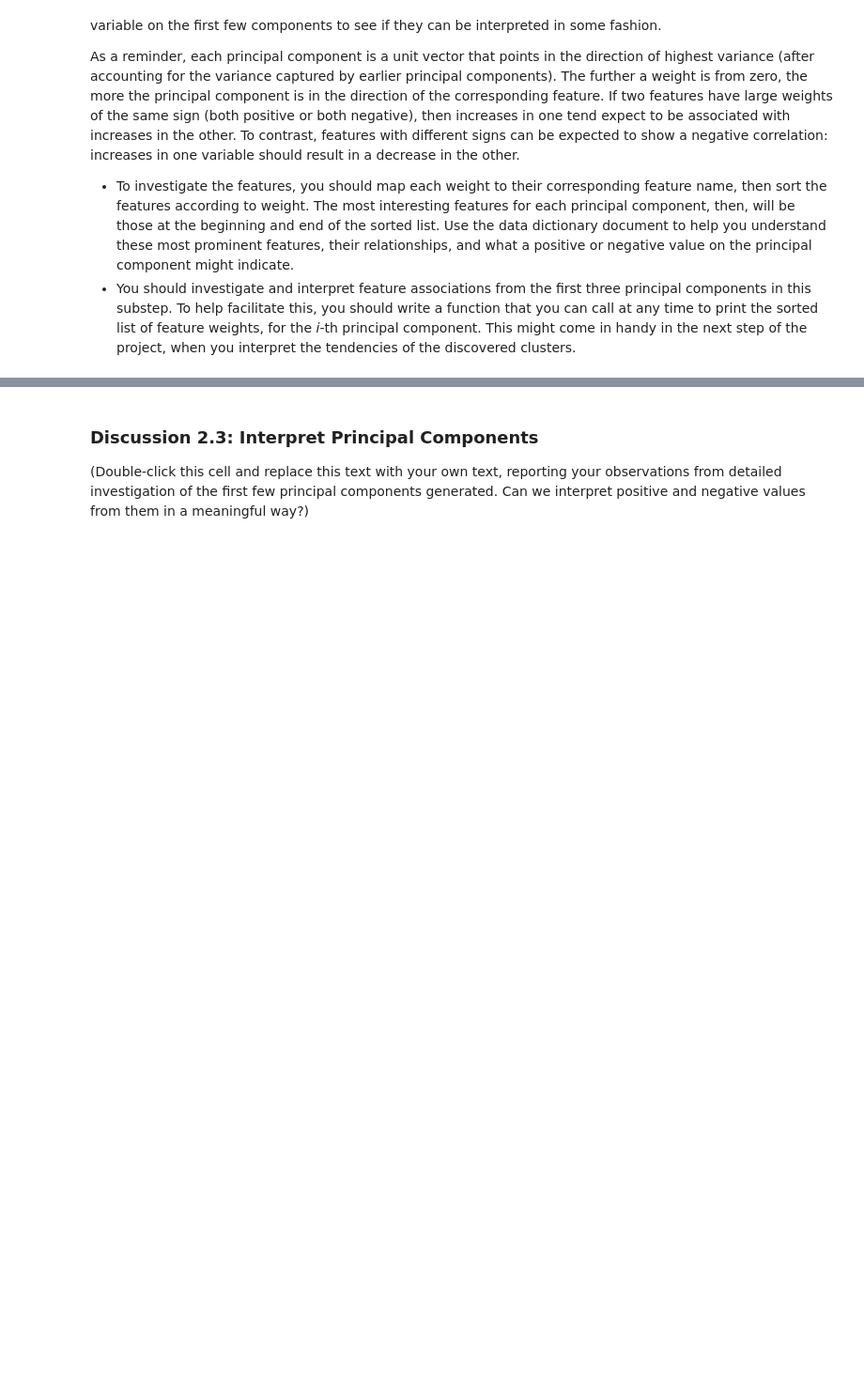
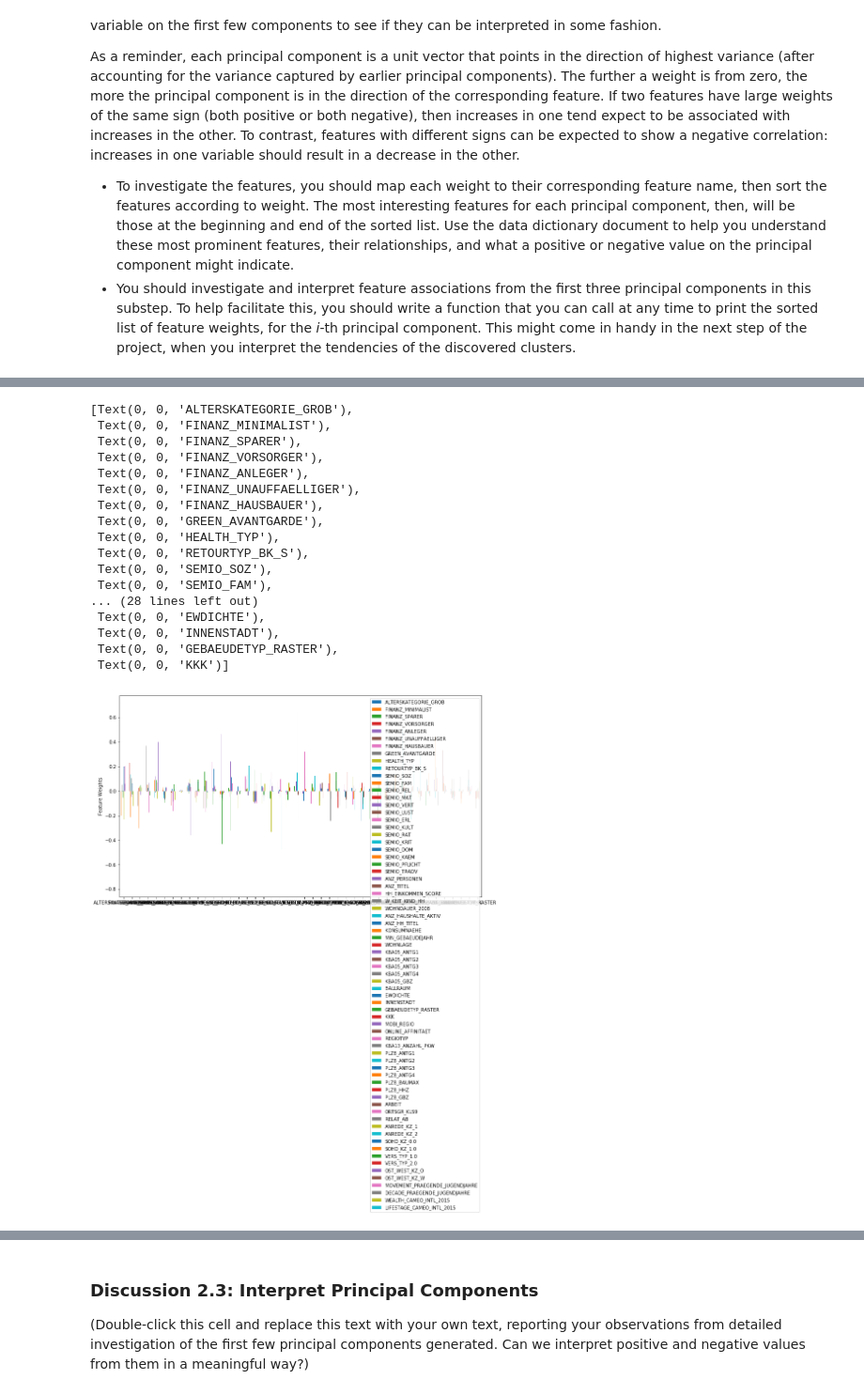
Before and after one commit to nirajpandkar/arvato-customer-segment-identification, a Jupyter notebook: Identify_Customer_Segments.ipynb, the cells around one changed output, grey strips where cells are left out. Shown at 94% size. Saved outputs shown, nothing was run; the diff lists cells and outputs as text; code cells hidden in the pictures; blank space fills up the shorter version.

```diff
--- a/Identify_Customer_Segments.ipynb
+++ b/Identify_Customer_Segments.ipynb
@@ -705,0 +562,27 @@ As a reminder, each principal component is a unit vector that points in the dire
+# %%
+	# Create a bar plot visualization
+	fig, ax = plt.subplots(figsize = (14,8))
+
+	# Plot the feature weights as a function of the components
+	df_components.plot(ax = ax, kind = 'bar');
+	ax.set_ylabel("Feature Weights")
+	ax.set_xticklabels(df_components.keys().values, rotation=0)
+# %% [output]
+[Text(0, 0, 'ALTERSKATEGORIE_GROB'),
+ Text(0, 0, 'FINANZ_MINIMALIST'),
+ Text(0, 0, 'FINANZ_SPARER'),
+ Text(0, 0, 'FINANZ_VORSORGER'),
+ Text(0, 0, 'FINANZ_ANLEGER'),
+ Text(0, 0, 'FINANZ_UNAUFFAELLIGER'),
+ Text(0, 0, 'FINANZ_HAUSBAUER'),
+ Text(0, 0, 'GREEN_AVANTGARDE'),
+ Text(0, 0, 'HEALTH_TYP'),
+ Text(0, 0, 'RETOURTYP_BK_S'),
+ Text(0, 0, 'SEMIO_SOZ'),
+ Text(0, 0, 'SEMIO_FAM'),
+... (28 lines left out)
+ Text(0, 0, 'EWDICHTE'),
+ Text(0, 0, 'INNENSTADT'),
+ Text(0, 0, 'GEBAEUDETYP_RASTER'),
+ Text(0, 0, 'KKK')]
+[figure, added]
```
Also changed, not shown: parts of 49 cells of this notebook, 3 other files.
